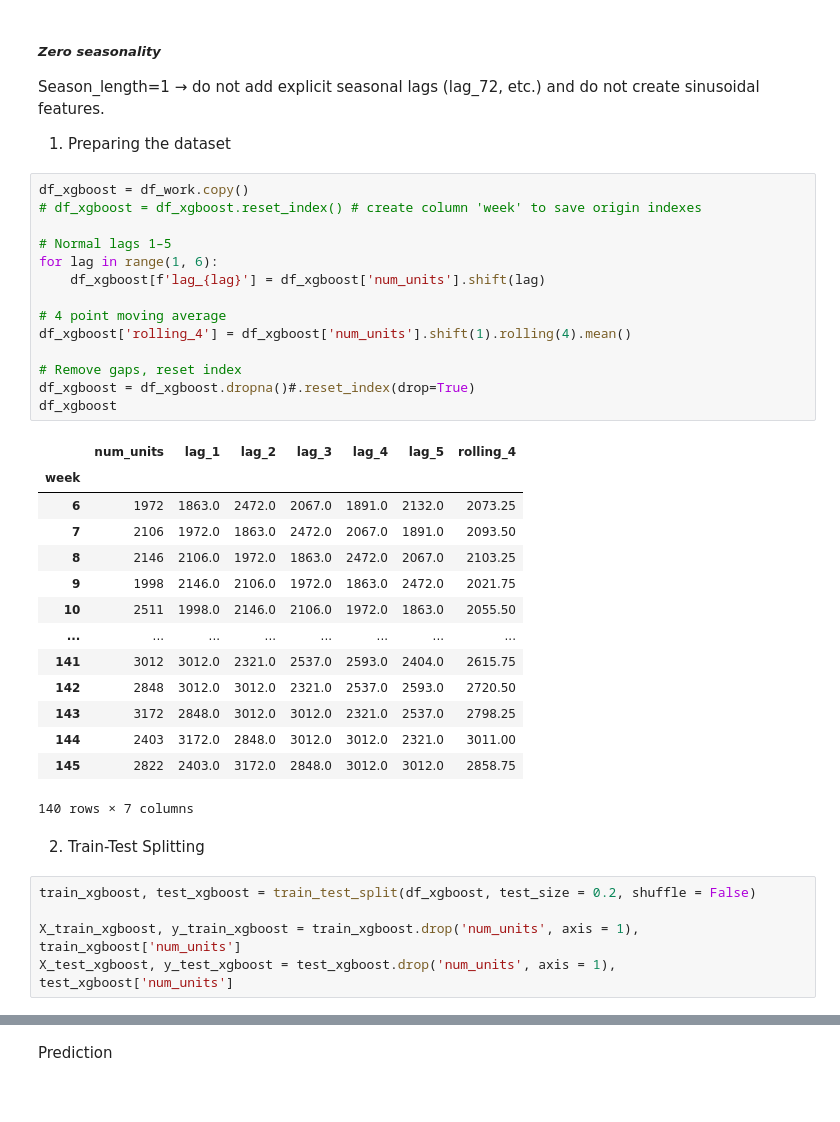
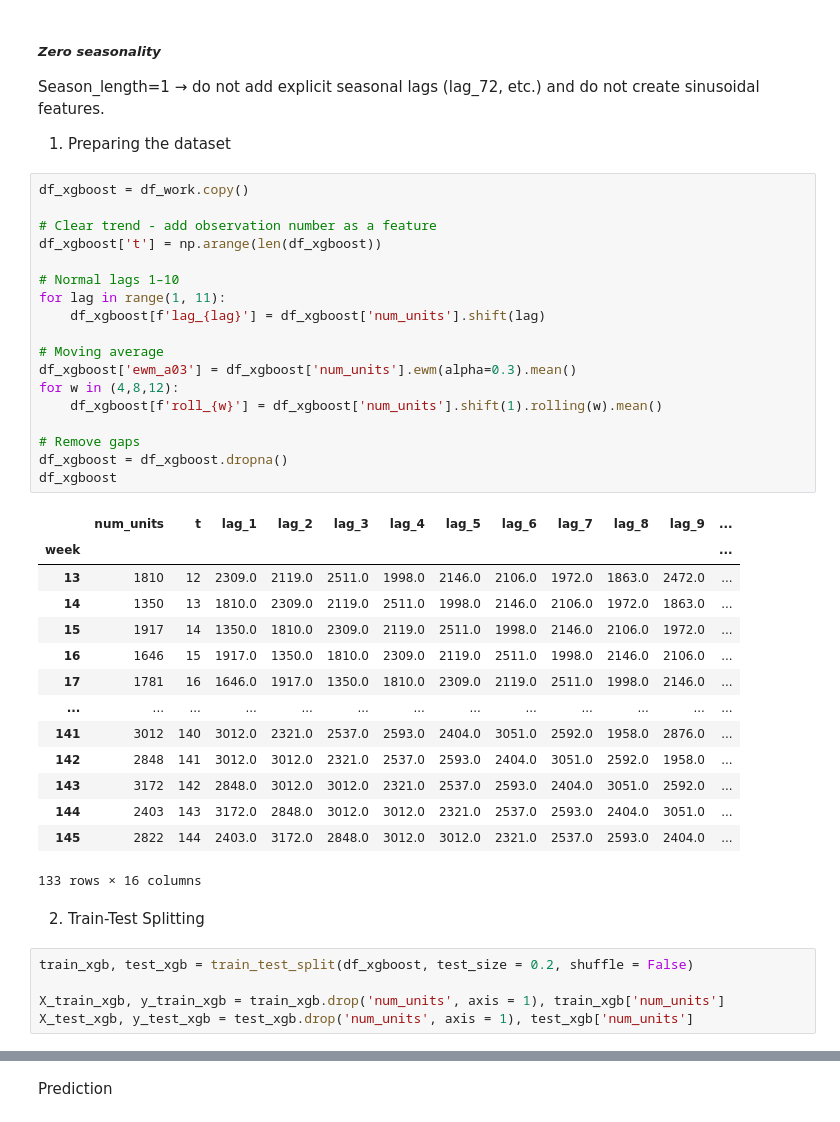
Before and after one commit to AwanRaskall/ml-demand-driven-order-planning, a Jupyter notebook: product_demand_prediction.ipynb, the cells around one changed output, grey strips where cells are left out. Cells and saved outputs as stored; diff of their text form.

```diff
--- a/product_demand_prediction.ipynb
+++ b/product_demand_prediction.ipynb
@@ -849,39 +851,43 @@ Season_length=1 → do not add explicit seasonal lags (lag_72, etc.) and do not
 1. Preparing the dataset
 # %%
 df_xgboost = df_work.copy()
-# df_xgboost = df_xgboost.reset_index() # create column 'week' to save origin indexes
 
-# Normal lags 1–5
-for lag in range(1, 6):
+# Clear trend - add observation number as a feature
+df_xgboost['t'] = np.arange(len(df_xgboost))
+
+# Normal lags 1–10
+for lag in range(1, 11):
     df_xgboost[f'lag_{lag}'] = df_xgboost['num_units'].shift(lag)
 
-# 4 point moving average
-df_xgboost['rolling_4'] = df_xgboost['num_units'].shift(1).rolling(4).mean()
+# Moving average
+df_xgboost['ewm_a03'] = df_xgboost['num_units'].ewm(alpha=0.3).mean()
+for w in (4,8,12):
+    df_xgboost[f'roll_{w}'] = df_xgboost['num_units'].shift(1).rolling(w).mean()
 
-# Remove gaps, reset index
-df_xgboost = df_xgboost.dropna()#.reset_index(drop=True)
+# Remove gaps
+df_xgboost = df_xgboost.dropna()
 df_xgboost
 # %% [output]
-|  | num_units | lag_1 | lag_2 | lag_3 | lag_4 | lag_5 | rolling_4 |
-| week |  |  |  |  |  |  |  |
-| 6 | 1972 | 1863.0 | 2472.0 | 2067.0 | 1891.0 | 2132.0 | 2073.25 |
-| 7 | 2106 | 1972.0 | 1863.0 | 2472.0 | 2067.0 | 1891.0 | 2093.50 |
-| 8 | 2146 | 2106.0 | 1972.0 | 1863.0 | 2472.0 | 2067.0 | 2103.25 |
-| 9 | 1998 | 2146.0 | 2106.0 | 1972.0 | 1863.0 | 2472.0 | 2021.75 |
-| 10 | 2511 | 1998.0 | 2146.0 | 2106.0 | 1972.0 | 1863.0 | 2055.50 |
-| ... | ... | ... | ... | ... | ... | ... | ... |
-| 141 | 3012 | 3012.0 | 2321.0 | 2537.0 | 2593.0 | 2404.0 | 2615.75 |
-| 142 | 2848 | 3012.0 | 3012.0 | 2321.0 | 2537.0 | 2593.0 | 2720.50 |
-| 143 | 3172 | 2848.0 | 3012.0 | 3012.0 | 2321.0 | 2537.0 | 2798.25 |
-| 144 | 2403 | 3172.0 | 2848.0 | 3012.0 | 3012.0 | 2321.0 | 3011.00 |
-| 145 | 2822 | 2403.0 | 3172.0 | 2848.0 | 3012.0 | 3012.0 | 2858.75 |
+|  | num_units | t | lag_1 | lag_2 | lag_3 | lag_4 | lag_5 | lag_6 | lag_7 | lag_8 | lag_9 | ... |
+| week |  |  |  |  |  |  |  |  |  |  |  | ... |
+| 13 | 1810 | 12 | 2309.0 | 2119.0 | 2511.0 | 1998.0 | 2146.0 | 2106.0 | 1972.0 | 1863.0 | 2472.0 | ... |
+| 14 | 1350 | 13 | 1810.0 | 2309.0 | 2119.0 | 2511.0 | 1998.0 | 2146.0 | 2106.0 | 1972.0 | 1863.0 | ... |
+| 15 | 1917 | 14 | 1350.0 | 1810.0 | 2309.0 | 2119.0 | 2511.0 | 1998.0 | 2146.0 | 2106.0 | 1972.0 | ... |
+| 16 | 1646 | 15 | 1917.0 | 1350.0 | 1810.0 | 2309.0 | 2119.0 | 2511.0 | 1998.0 | 2146.0 | 2106.0 | ... |
+| 17 | 1781 | 16 | 1646.0 | 1917.0 | 1350.0 | 1810.0 | 2309.0 | 2119.0 | 2511.0 | 1998.0 | 2146.0 | ... |
+| ... | ... | ... | ... | ... | ... | ... | ... | ... | ... | ... | ... | ... |
+| 141 | 3012 | 140 | 3012.0 | 2321.0 | 2537.0 | 2593.0 | 2404.0 | 3051.0 | 2592.0 | 1958.0 | 2876.0 | ... |
+| 142 | 2848 | 141 | 3012.0 | 3012.0 | 2321.0 | 2537.0 | 2593.0 | 2404.0 | 3051.0 | 2592.0 | 1958.0 | ... |
+| 143 | 3172 | 142 | 2848.0 | 3012.0 | 3012.0 | 2321.0 | 2537.0 | 2593.0 | 2404.0 | 3051.0 | 2592.0 | ... |
+| 144 | 2403 | 143 | 3172.0 | 2848.0 | 3012.0 | 3012.0 | 2321.0 | 2537.0 | 2593.0 | 2404.0 | 3051.0 | ... |
+| 145 | 2822 | 144 | 2403.0 | 3172.0 | 2848.0 | 3012.0 | 3012.0 | 2321.0 | 2537.0 | 2593.0 | 2404.0 | ... |
-140 rows × 7 columns
+133 rows × 16 columns
 # %% [markdown]
 2. Train-Test Splitting
 # %%
-train_xgboost, test_xgboost = train_test_split(df_xgboost, test_size = 0.2, shuffle = False)
+train_xgb, test_xgb = train_test_split(df_xgboost, test_size = 0.2, shuffle = False)
 
-X_train_xgboost, y_train_xgboost = train_xgboost.drop('num_units', axis = 1), train_xgboost['num_units']
-X_test_xgboost, y_test_xgboost = test_xgboost.drop('num_units', axis = 1), test_xgboost['num_units']
+X_train_xgb, y_train_xgb = train_xgb.drop('num_units', axis = 1), train_xgb['num_units']
+X_test_xgb, y_test_xgb = test_xgb.drop('num_units', axis = 1), test_xgb['num_units']
 # %% [markdown]
 3. Modeling
```
Also changed, not shown: parts of 8 cells of this notebook.
